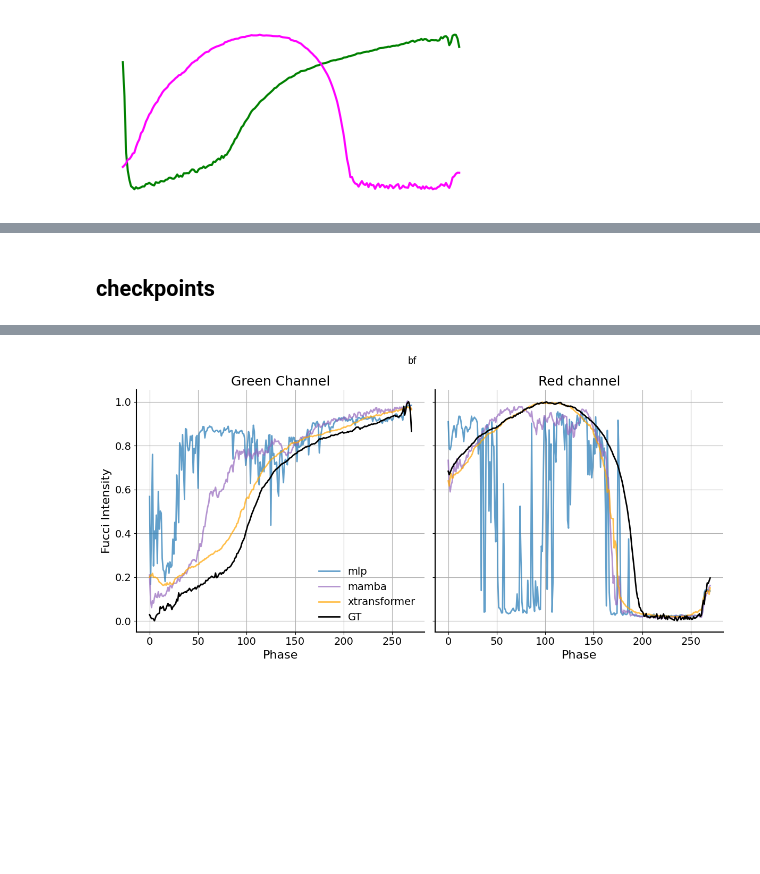
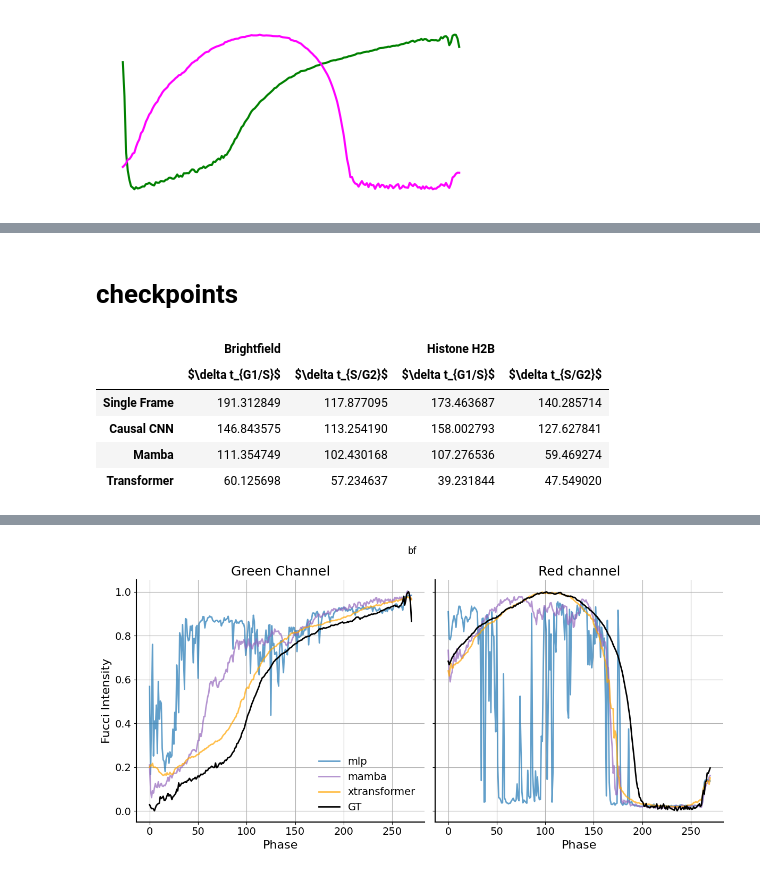
Before and after one commit to louisleger/cell-cycle, a Jupyter notebook: nb_result_analysis/tables_notebook-louis.ipynb, the cells around one changed output, grey strips where cells are left out. Drawn from its saved outputs; the diff is of its cells as text; code cells hidden in the pictures; blank space fills up the shorter version.

```diff
--- a/nb_result_analysis/tables_notebook-louis.ipynb
+++ b/nb_result_analysis/tables_notebook-louis.ipynb
@@ -313,2 +294,37 @@ KeyError: 'GT'
 # %% [markdown]
-## checkpoints
+# checkpoints
+# %%
+
+threshold_green, threshold_red = 0.05, 0.05
+x_crossings_gt, idx_crossing_gt = find_crossing_points(taus, gt_tracks, tr_green=threshold_green,tr_red=threshold_red, smooth_window=None)
+
+rows = []
+for mod in ['bf', 'h2b']:
+    for head in good_heads:
+        _, idx = find_crossing_points(taus, data[mod][head], tr_green=threshold_green,tr_red=threshold_red, smooth_window=None)
+        rows.append(np.nanmean(np.abs(idx - idx_crossing_gt), axis=0).tolist())
+
+data_ = pd.concat([pd.DataFrame(rows[:len(rows)//2]), pd.DataFrame(rows[len(rows)//2:])], axis=1)
+data_.columns = pd.MultiIndex.from_product([list(super_columns.values()), ['$\delta t_{G1/S}$', '$\delta t_{S/G2}$']])
+data_.index =list( models.values() )
+data_ = data_.map(lambda x: x*5)
+display(data_)
+
+latex_df = data_.copy()
+import itertools
+for col in itertools.product(list(super_columns.values()), ['$\delta t_{G1/S}$', '$\delta t_{S/G2}$']):
+    min_value = data_[col].min()
+    latex_df[col] = data_[col].apply(
+        lambda x: f"\\textbf{{{x:.2f}}}" if x == min_value else f"{x:.2f}"
+    )
+latex_df.to_latex(index=True, escape=False)
+# Save the LaTeX table to a file
+with open("table2.tex", "w") as f:
+    f.write(latex_df.to_latex(index=True, escape=False))
+# %% [output]
+|  | Brightfield |  | Histone H2B |  |
+|  | $\delta t_{G1/S}$ | $\delta t_{S/G2}$ | $\delta t_{G1/S}$ | $\delta t_{S/G2}$ |
+| Single Frame | 191.312849 | 117.877095 | 173.463687 | 140.285714 |
+| Causal CNN | 146.843575 | 113.254190 | 158.002793 | 127.627841 |
+| Mamba | 111.354749 | 102.430168 | 107.276536 | 59.469274 |
+| Transformer | 60.125698 | 57.234637 | 39.231844 | 47.549020 |
```
Also changed, not shown: parts of 13 cells of this notebook.
